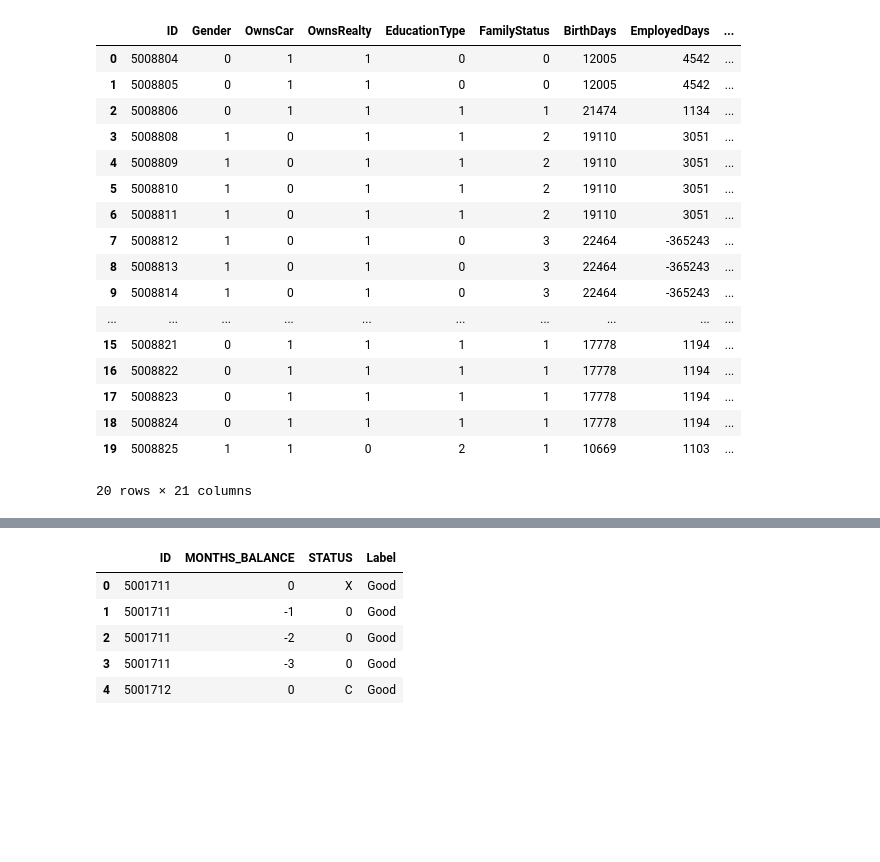
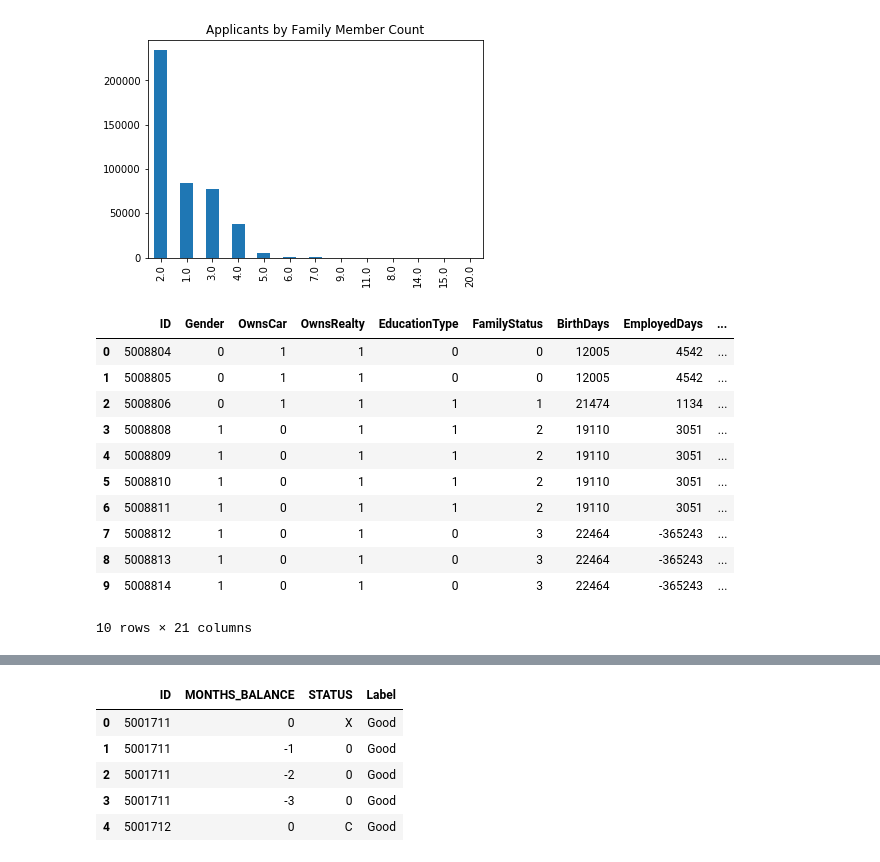
Before and after one commit to melodie1920/FinalProject, a Jupyter notebook: Final Project.ipynb, the cells around one changed output, grey strips where cells are left out. Cells and saved outputs as stored; diff of their text form; code cells hidden in the pictures; blank space fills up the shorter version.

Commit message:
Updated model added charts and images

```diff
--- a/Final Project.ipynb
+++ b/Final Project.ipynb
@@ -16,3 +181,14 @@ application_df.head()
+# %%
+pie = application_df['CNT_FAM_MEMBERS'].value_counts()
+ax = pie.plot(kind='bar')
+
+ax.set_ylabel("")
+plt.title("Applicants by Family Member Count")
+
+plt.savefig("Images/FamilyMemberBefore.png")
+plt.show()
+# %% [output]
+[figure, added]
 # %%
 application_df["Gender"] = application_df["CODE_GENDER"]
 application_df["OwnsCar"] = application_df["FLAG_OWN_CAR"]
@@ -34,8 +210,11 @@ application_df['ChildrenCountCategory'] = application_df.CNT_CHILDREN.apply(lamb
 
 application_df['FamilyMemberCountCategory'] = application_df.FamilyMemberCount.apply(lambda x : '3' if x>= 4 else str(x))
 
-income_bins = [0, 70000, 100000, 150000, 200000, 250000, 300000, 350000, 1600000]
-income_labels = ['70000', '100000', '150000', '200000', '250000', '300000', '350000', '1600000']
+# income_bins = [0, 70000, 100000, 150000, 200000, 250000, 300000, 350000, 1600000]
+# income_labels = ['70000', '100000', '150000', '200000', '250000', '300000', '350000', '1600000']
+
+income_bins = [0, 50000, 100000, 150000, 200000, 250000, 300000, 400000, 1600000]
+income_labels = ['50000', '100000', '150000', '200000', '250000', '300000', '400000', '1600000']
 application_df['IncomeCategory'] = pd.cut(application_df['Income'], bins = income_bins, labels = income_labels)
 
 age_bins = [19, 27, 30, 35, 40, 45, 50, 55, 62, 70]
@@ -46,7 +225,7 @@ gender = {'M':0, 'F':1}
 car = {'Y':1, 'N':0}
 realty = {'Y':1, 'N':0}
 education = {'Higher education': 0, 'Secondary / secondary special': 1, 'Incomplete higher': 2,
-            'Lower secondary':3, 'Academic degree': 4, 'Academic degree': 5}
+            'Lower secondary':3, 'Academic degree': 4}
 family = {'Civil marriage':0, 'Married':1, 'Single / not married':2, 'Separated':3,'Widow':4}
 housing = {'Rented apartment':0, 'House / apartment':1, 'Municipal apartment':2,
        'With parents':3, 'Co-op apartment':4, 'Office apartment':5}
@@ -58,38 +237,32 @@ application_df.OwnsRealty = [realty[item] for item in application_df.OwnsRealty]
 application_df.EducationType = [education[item] for item in application_df.EducationType]
 application_df.FamilyStatus = [family[item] for item in application_df.FamilyStatus]
 application_df.HousingType = [housing[item] for item in application_df.HousingType]
 application_df.IncomeType = [incomeType[item] for item in application_df.IncomeType]
 
 application_df['EmployeeYears'] = application_df.EmployeeYears.apply(lambda x : -1 if x<0 else x)
 
 employee_bins = [-2, -1,  5, 10, 15,  20, 50]
 employee_labels = ['-1','5','10','15','20','21']
 application_df['EmployeeYearsCategory'] = pd.cut(application_df['EmployeeYears'],
                                                  bins = employee_bins, labels = employee_labels)
 
 credit_application_df = application_df[["ID","Gender", "OwnsCar", "OwnsRealty", "EducationType","FamilyStatus",
                                         "BirthDays","EmployedDays","HousingType","ChildrenCount", "Income",
                                         "FamilyMemberCount","Email","IncomeType","Age","EmployeeYears",
                                         "ChildrenCountCategory","IncomeCategory","FamilyMemberCountCategory",
                                         "EmployeeYearsCategory","AgeCategory"]]
 
-credit_application_df.head(20)
+credit_application_df.head(10)
 # %% [output]
 |  | ID | Gender | OwnsCar | OwnsRealty | EducationType | FamilyStatus | BirthDays | EmployedDays | ... |
 | 0 | 5008804 | 0 | 1 | 1 | 0 | 0 | 12005 | 4542 | ... |
 | 1 | 5008805 | 0 | 1 | 1 | 0 | 0 | 12005 | 4542 | ... |
 | 2 | 5008806 | 0 | 1 | 1 | 1 | 1 | 21474 | 1134 | ... |
 | 3 | 5008808 | 1 | 0 | 1 | 1 | 2 | 19110 | 3051 | ... |
 | 4 | 5008809 | 1 | 0 | 1 | 1 | 2 | 19110 | 3051 | ... |
 | 5 | 5008810 | 1 | 0 | 1 | 1 | 2 | 19110 | 3051 | ... |
 | 6 | 5008811 | 1 | 0 | 1 | 1 | 2 | 19110 | 3051 | ... |
 | 7 | 5008812 | 1 | 0 | 1 | 0 | 3 | 22464 | -365243 | ... |
 | 8 | 5008813 | 1 | 0 | 1 | 0 | 3 | 22464 | -365243 | ... |
 | 9 | 5008814 | 1 | 0 | 1 | 0 | 3 | 22464 | -365243 | ... |
-| ... | ... | ... | ... | ... | ... | ... | ... | ... | ... |
-| 15 | 5008821 | 0 | 1 | 1 | 1 | 1 | 17778 | 1194 | ... |
-| 16 | 5008822 | 0 | 1 | 1 | 1 | 1 | 17778 | 1194 | ... |
-| 17 | 5008823 | 0 | 1 | 1 | 1 | 1 | 17778 | 1194 | ... |
-| 18 | 5008824 | 0 | 1 | 1 | 1 | 1 | 17778 | 1194 | ... |
-| 19 | 5008825 | 1 | 1 | 0 | 2 | 1 | 10669 | 1103 | ... |
-20 rows × 21 columns
+10 rows × 21 columns
```
Also changed, not shown: parts of 46 cells of this notebook, 33 other files.
